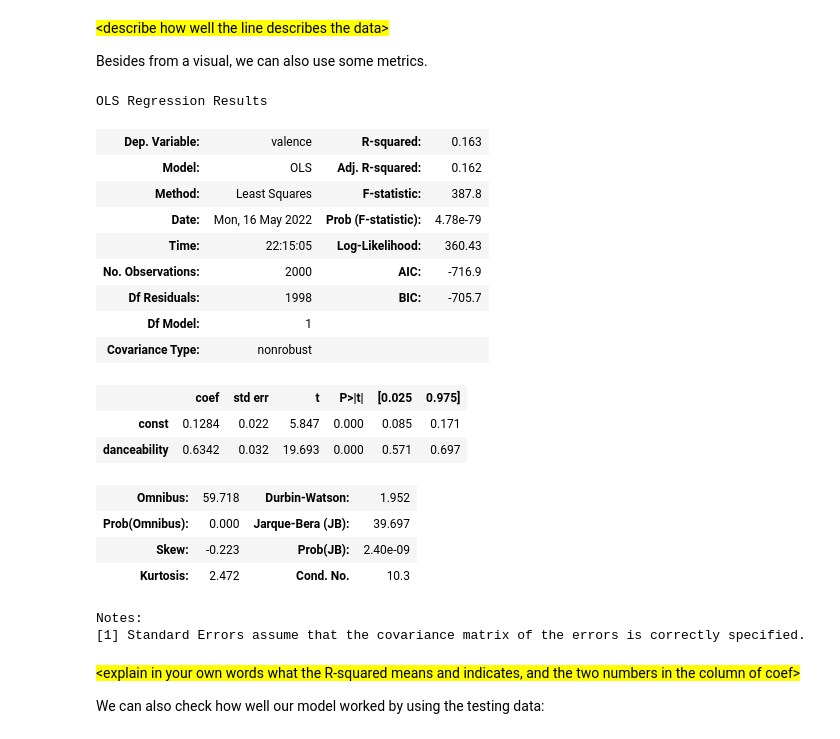
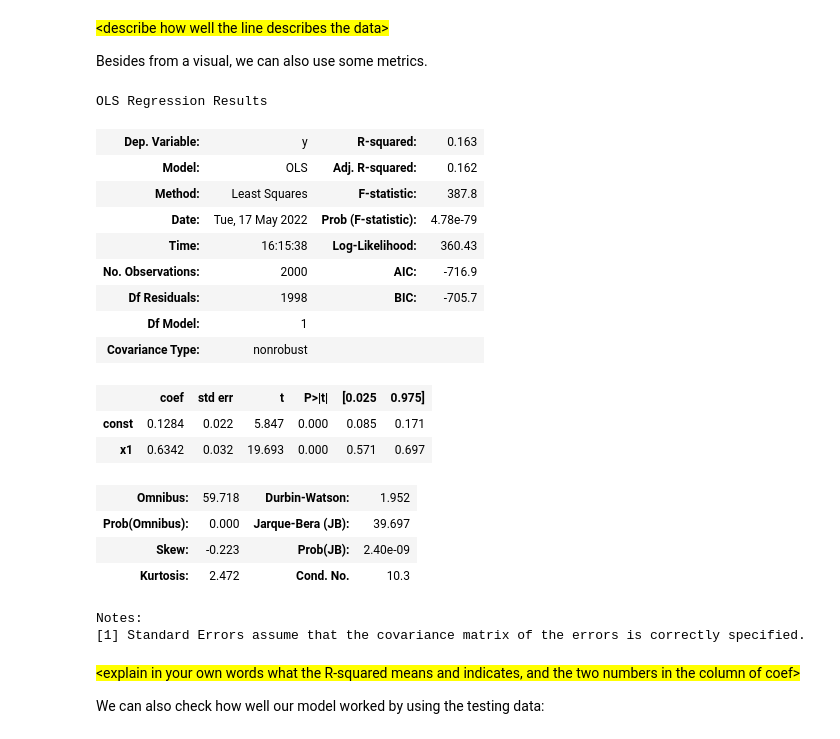
Before and after one commit to tvdlans/StatisticsAndDatamining, a Jupyter notebook: DMS - S4 - Assignment 1 - Template.ipynb, the cells around one changed output. Drawn from its saved outputs; the diff is of its cells as text; code cells hidden in the pictures.

```diff
--- a/DMS - S4 - Assignment 1 - Template.ipynb
+++ b/DMS - S4 - Assignment 1 - Template.ipynb
@@ -73,3 +75,15 @@ a, b = np.polyfit(songs['danceability'], songs['valence'], 1)
+# %%
+danceability = songs['danceability'].to_numpy()
+energy = songs['energy'].to_numpy()
+valence = songs['valence'].to_numpy()
+
+sx2 = danceability.var()
+mxy = np.array(danceability*valence).mean()
+b1=(mxy-danceability.mean()*valence.mean())/sx2
+
+b0=valence.mean()-b1*danceability.mean()
+
+myPrediction = b0 + b1*danceability
 # %%
 #enter code to show scatterplot
 plt.figure(figsize=(10, 10))
@@ -131,27 +155,27 @@ plt.show()
 Besides from a visual, we can also use some metrics.
 # %%
 #code to show the results of the statsmodels.api summary
-X = songs['danceability']
+X = danceability
 X = sm.add_constant(X)
 
-Y = songs['valence']
+Y = valence
 
 model = sm.OLS(Y, X).fit()
 model.summary()
 # %% [output]
 OLS Regression Results
-| Dep. Variable: | valence | R-squared: | 0.163 |
+| Dep. Variable: | y | R-squared: | 0.163 |
 | Model: | OLS | Adj. R-squared: | 0.162 |
 | Method: | Least Squares | F-statistic: | 387.8 |
-| Date: | Mon, 16 May 2022 | Prob (F-statistic): | 4.78e-79 |
-| Time: | 22:15:05 | Log-Likelihood: | 360.43 |
+| Date: | Tue, 17 May 2022 | Prob (F-statistic): | 4.78e-79 |
+| Time: | 16:15:38 | Log-Likelihood: | 360.43 |
 | No. Observations: | 2000 | AIC: | -716.9 |
 | Df Residuals: | 1998 | BIC: | -705.7 |
 | Df Model: | 1 |  |  |
 | Covariance Type: | nonrobust |  |  |
 |  | coef | std err | t | P>|t| | [0.025 | 0.975] |
 | const | 0.1284 | 0.022 | 5.847 | 0.000 | 0.085 | 0.171 |
-| danceability | 0.6342 | 0.032 | 19.693 | 0.000 | 0.571 | 0.697 |
+| x1 | 0.6342 | 0.032 | 19.693 | 0.000 | 0.571 | 0.697 |
 | Omnibus: | 59.718 | Durbin-Watson: | 1.952 |
 | Prob(Omnibus): | 0.000 | Jarque-Bera (JB): | 39.697 |
 | Skew: | -0.223 | Prob(JB): | 2.40e-09 |
```
Also changed, not shown: parts of 23 cells of this notebook.
